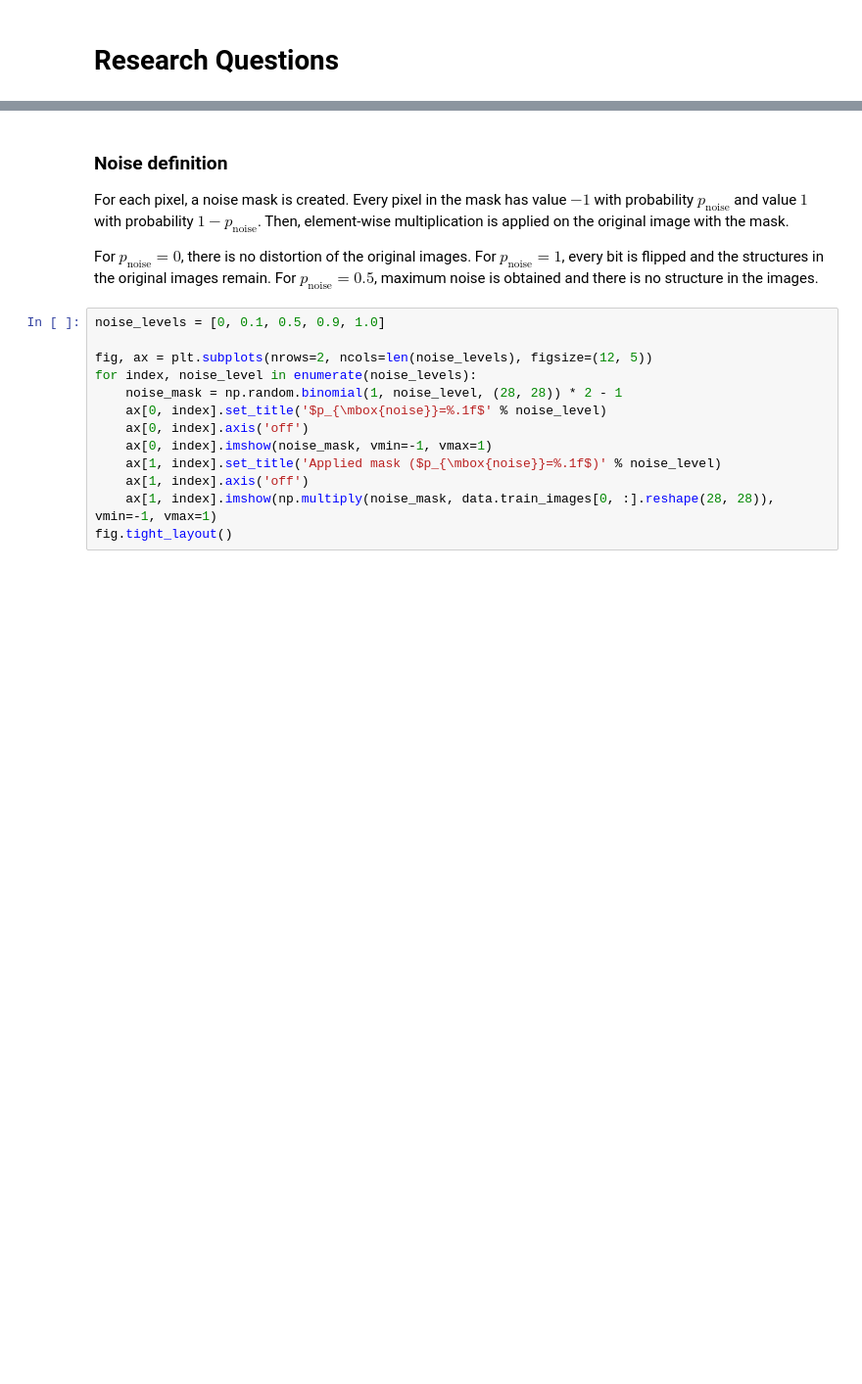
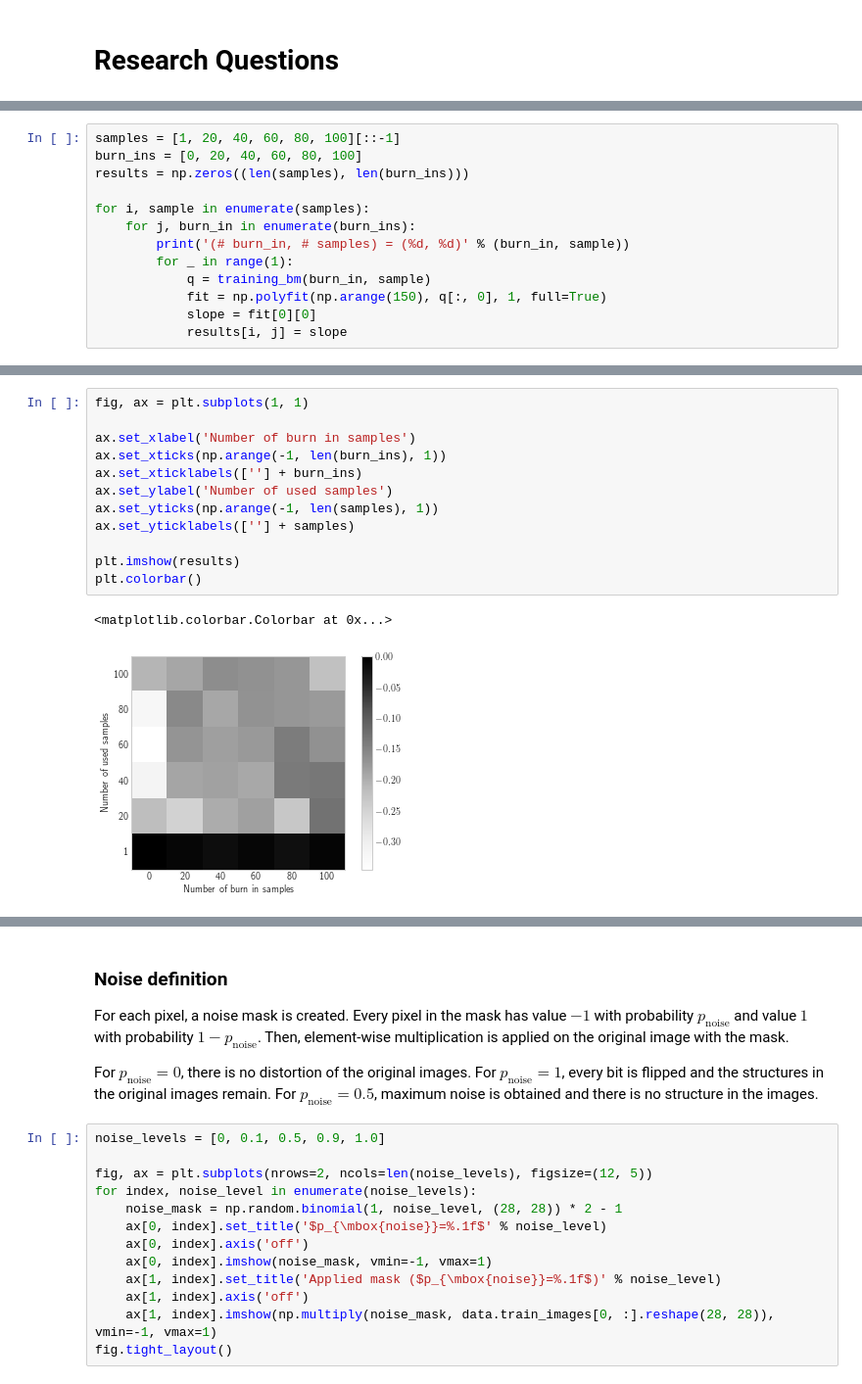
Before and after one commit to kevin91nl/machine-learning, a Jupyter notebook: boltzmann/Research.ipynb, the cells around one changed output, grey strips where cells are left out. Shown at 98% size. Drawn from its saved outputs; the diff is of its cells as text; blank space fills up the shorter version.

```diff
--- a/boltzmann/Research.ipynb
+++ b/boltzmann/Research.ipynb
@@ -94,0 +174,13 @@ data.load_images()
+# %%
+samples = [1, 20, 40, 60, 80, 100][::-1]
+burn_ins = [0, 20, 40, 60, 80, 100]
+results = np.zeros((len(samples), len(burn_ins)))
+
+for i, sample in enumerate(samples):
+    for j, burn_in in enumerate(burn_ins):
+        print('(# burn_in, # samples) = (%d, %d)' % (burn_in, sample))
+        for _ in range(1):
+            q = training_bm(burn_in, sample)
+            fit = np.polyfit(np.arange(150), q[:, 0], 1, full=True)
+            slope = fit[0][0]
+            results[i, j] = slope
@@ -94,0 +205,15 @@ data.load_images()
+# %%
+fig, ax = plt.subplots(1, 1)
+
+ax.set_xlabel('Number of burn in samples')
+ax.set_xticks(np.arange(-1, len(burn_ins), 1))
+ax.set_xticklabels([''] + burn_ins)
+ax.set_ylabel('Number of used samples')
+ax.set_yticks(np.arange(-1, len(samples), 1))
+ax.set_yticklabels([''] + samples)
+
+plt.imshow(results)
+plt.colorbar()
+# %% [output]
+<matplotlib.colorbar.Colorbar at 0x...>
+[figure, added]
```
Also changed, not shown: parts of 7 cells of this notebook.
